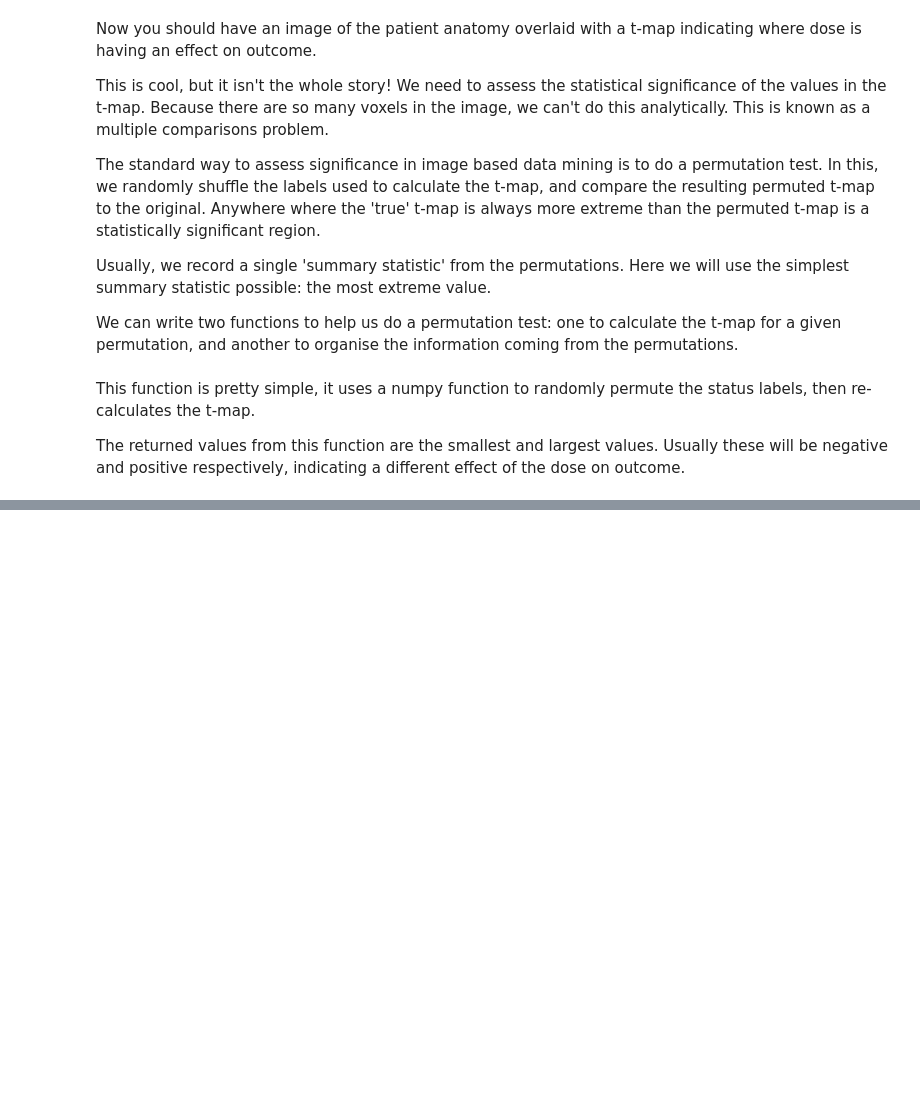
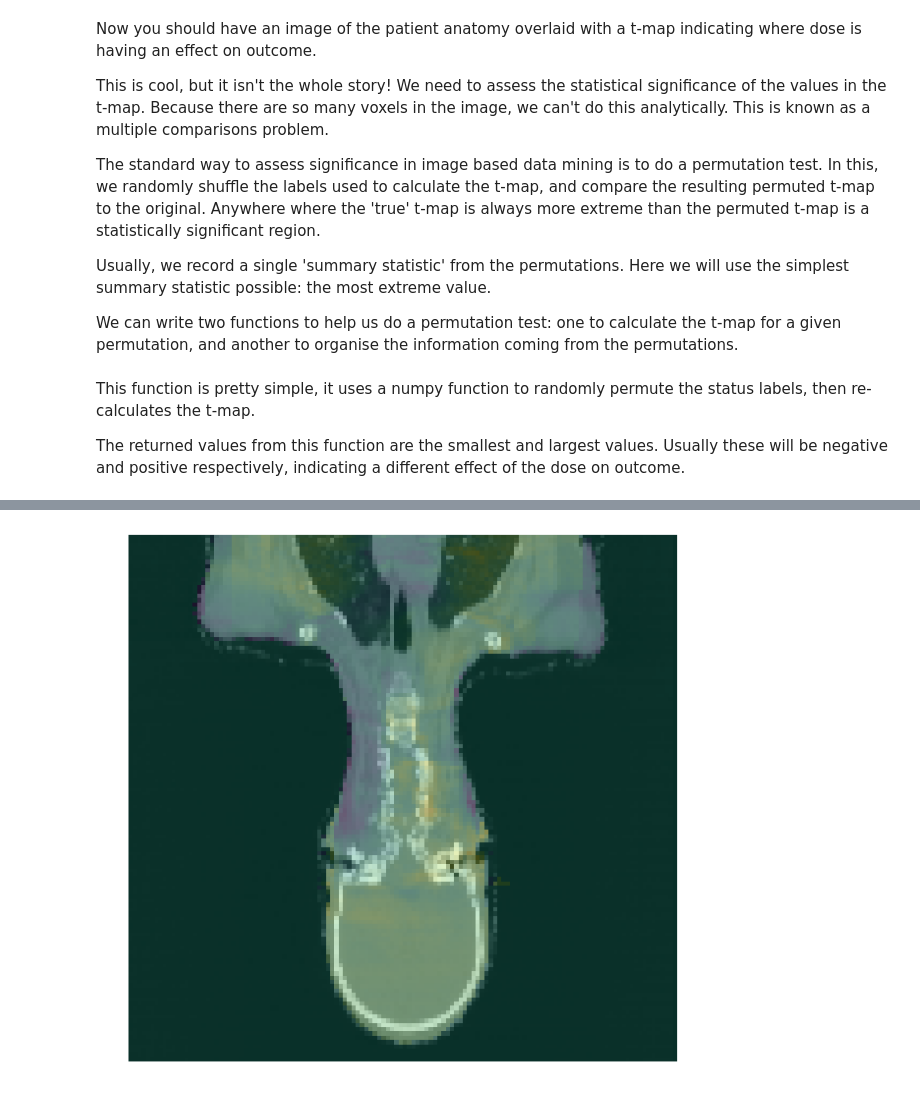
Before and after one commit to afg1/jedi-colombia-project-complete, a Jupyter notebook: ImageBasedDataMining.ipynb, the cells around one changed output, grey strips where cells are left out. Saved outputs shown, nothing was run; the diff lists cells and outputs as text; code cells hidden in the pictures; blank space fills up the shorter version.

```diff
--- a/ImageBasedDataMining.ipynb
+++ b/ImageBasedDataMining.ipynb
@@ -225,7 +299,7 @@ Usually, we record a single 'summary statistic' from the permutations. Here we w
 
 We can write two functions to help us do a permutation test: one to calculate the t-map for a given permutation, and another to organise the information coming from the permutations.
 # %%
-def doPermutation(doseData, statuses):
+def doPermutation(doseData, statuses, mask=None):
     """
     Permute the statuses and return the maximum t value for this permutation
     Inputs:
@@ -236,14 +310,14 @@ def doPermutation(doseData, statuses):
         - (tMin, tMax): the extreme values of the whole t-value map for this permutation
     """
     pstatuses = np.random.permutation(statuses)
-    permT = imagesTTest(doseData, pstatuses)
+    permT = imagesTTest(doseData, pstatuses, mask=mask)
     return (np.min(permT), np.max(permT))
 # %% [markdown]
 This function is pretty simple, it uses a numpy function to randomly permute the status labels, then re-calculates the t-map.
 
 The returned values from this function are the smallest and largest values. Usually these will be negative and positive respectively, indicating a different effect of the dose on outcome.
 # %%
-def permutationTest(doseData, statuses, nperm=1000):
+def permutationTest(doseData, statuses, nperm=1000, mask=None):
     """
     Perform a permutation test to get the global p-value and t-thresholds
     Inputs:
@@ -259,19 +333,19 @@ def permutationTest(doseData, statuses, nperm=1000):
     tthresh = []
     gtCount = 0
     ltCount = 0
-    trueT = imagesTTest(doseData, statuses)
+    trueT = imagesTTest(doseData, statuses, mask=mask)
     trueMaxT = np.max(trueT)
     trueMinT = np.min(trueT)
     if haveTQDM:
         for perm in tqdm(range(nperm)):
-            tthresh.append(doPermutation(doseData, statuses))
+            tthresh.append(doPermutation(doseData, statuses, mask=mask))
             if tthresh[-1][1] > trueMaxT:
                 gtCount += 1.0
             if tthresh[-1][0] < trueMinT:
                 ltCount += 1.0
     else:
         for perm in range(nperm):
-            tthresh.append(doPermutation(doseData, statuses))
+            tthresh.append(doPermutation(doseData, statuses, mask=mask))
             if tthresh[-1][1] > trueMaxT:
                 gtCount += 1.0
             if tthresh[-1][0] < trueMinT:
@@ -290,2 +366,2 @@ Let's apply the permutation test to our data!
 # %%
-pNeg, pPos, threshNeg, threshPos = premutationTest(doseArray, statusArray, nperm=100)
+pNeg, pPos, threshNeg, threshPos = permutationTest(doseArray, statusArray, nperm=100, mask=mask)
@@ -294,13 +380,23 @@ Now that we have our map of T values, and the associated permutation test distri
 # %%
 fig = plt.figure(figsize=(10,10))
 
-ax = plt.add_subplot(111)
+ax = fig.add_subplot(111)
 
 # First show the CT
-ctImg = ax.imshow(referenceCT, cmap='Greys_r')
+ctImg = ax.imshow(referenceAnatomy[:,64,:], cmap='Greys_r')
 
 # Now add the t-map with some transparency
-tmapImg = ax.imshow(tMap, alpha=0.3)
+tmapImg = ax.imshow(tMap[:,64,:], alpha=0.3)
+
+plt.axis('off');
+
+neg_p005 = np.percentile(threshNeg, 0.05)
+neg_p010 = np.percentile(threshNeg, 0.10) ## Contour plot needs two levels, so we use p=0.05 & 0.10
+pos_p005 = np.percentile(threshPos, 0.95)
+pos_p010 = np.percentile(threshPos, 0.9)
 
 ## Now do the contourplot at the 95% level for p=0.05
-contourplot = plt.contourf(tMap, levels=[p005])
+pos_contourplot = plt.contourf(tMap[:,64,:], levels=[pos_p010, pos_p005], colors='r')
+neg_contourplot = plt.contourf(tMap[:,64,:], levels=[neg_p005, neg_p010], colors='g')
+# %% [output]
+[figure, added]
```
Also changed, not shown: parts of 15 cells of this notebook.
